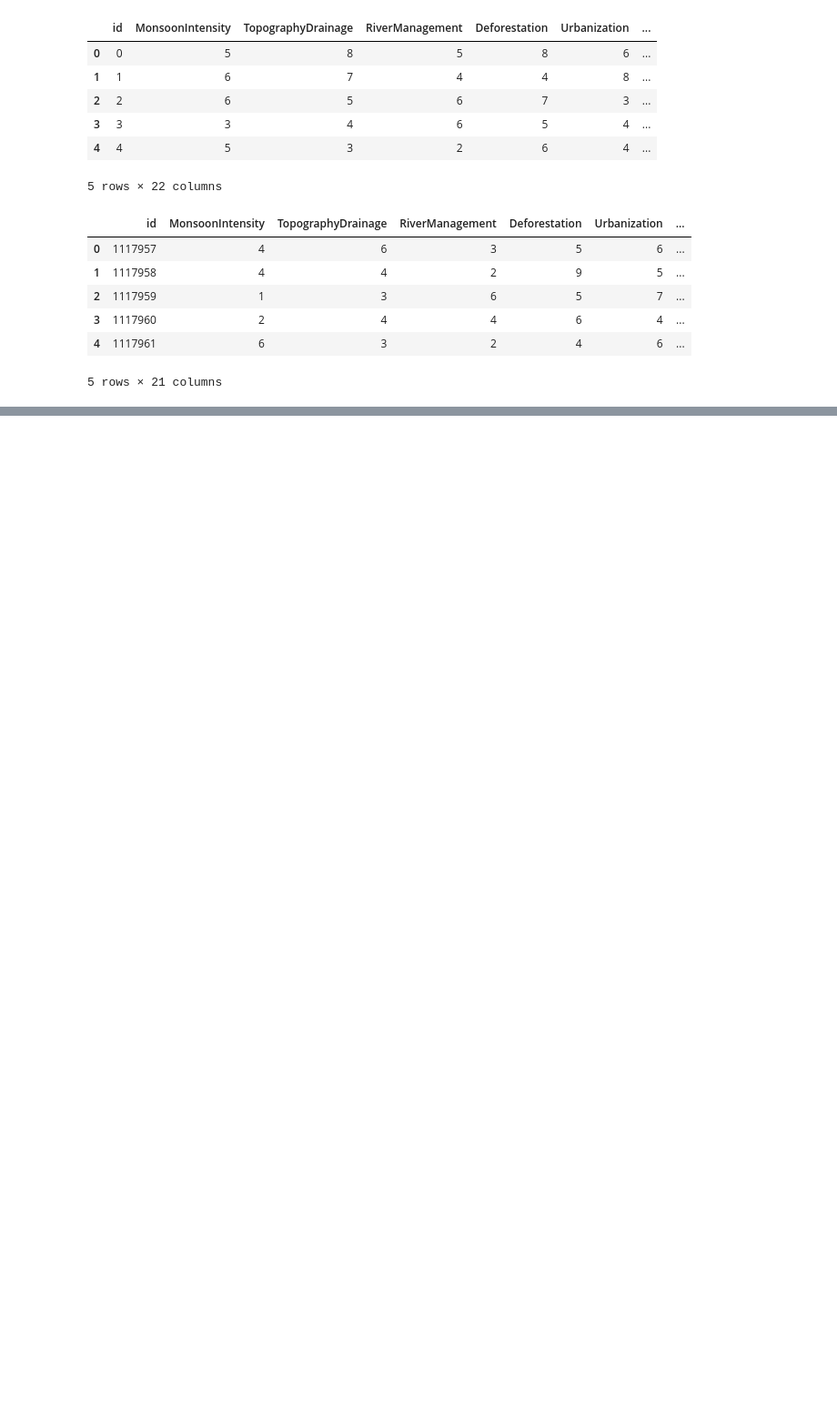
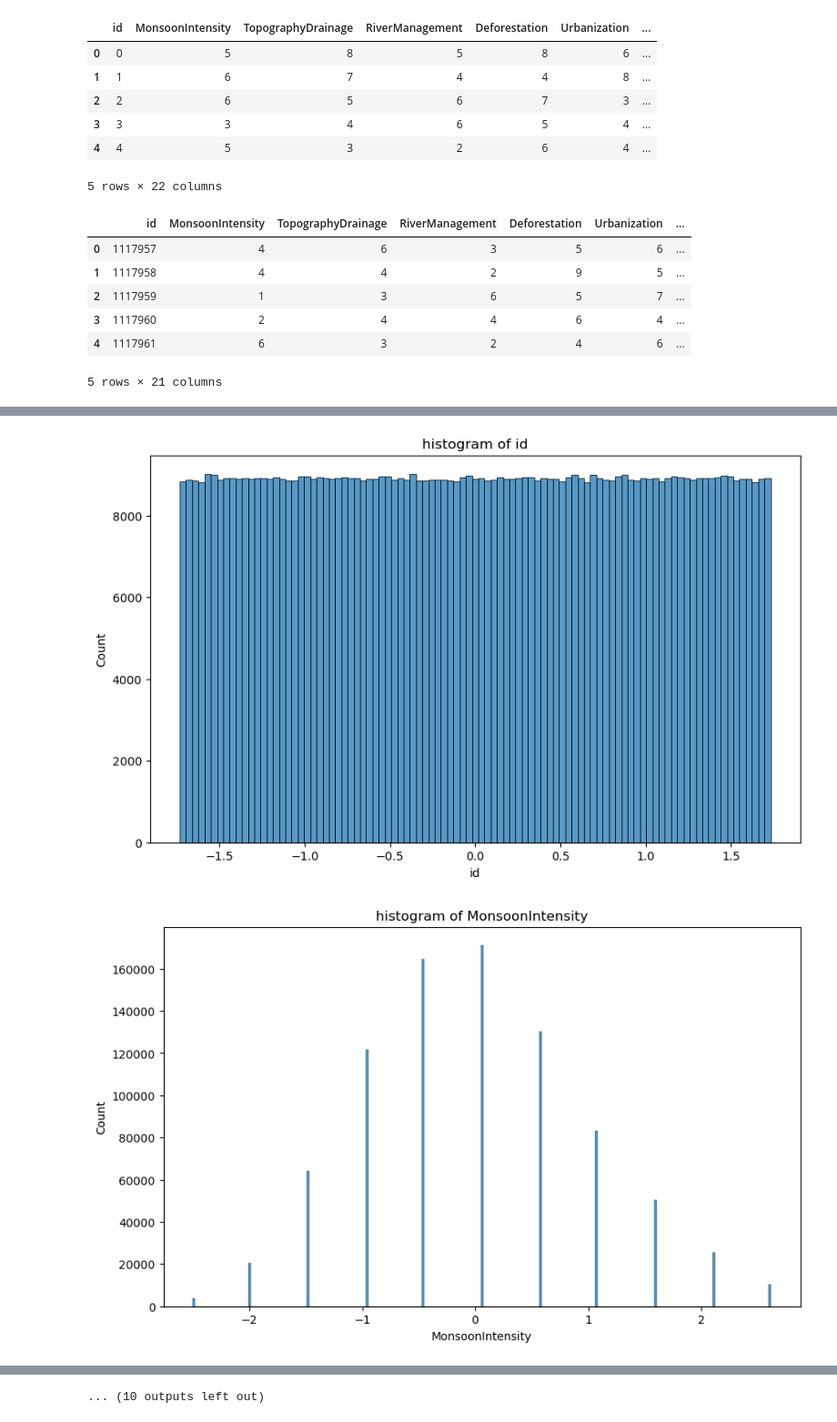
Before and after one commit to TurmaeUrsorum/repo_dicoding, a Jupyter notebook: 3. Belajar Machine Learning untuk Pemula/5. Supervised Learning - Regresi/regresi.ipynb, the cells around one changed output, grey strips where cells are left out. Shown at 91% size. Saved outputs shown, nothing was run; the diff lists cells and outputs as text; code cells hidden in the pictures; blank space fills up the shorter version.

```diff
--- a/3. Belajar Machine Learning untuk Pemula/5. Supervised Learning - Regresi/regresi.ipynb
+++ b/3. Belajar Machine Learning untuk Pemula/5. Supervised Learning - Regresi/regresi.ipynb
@@ -28,0 +123,9 @@ df_test.head()
+# %%
+from sklearn.preprocessing import StandardScaler
+
+# Memastikan hanya data dengan tipe numerikal yang akan diproses
+numeric_features = df.select_dtypes(include=['number']).columns
+
+# Standardisasi fitur numerik
+scaler = StandardScaler()
+df[numeric_features] = scaler.fit_transform(df[numeric_features])
@@ -28,0 +142,9 @@ df_test.head()
+# %%
+for features in df.columns:
+    plt.figure(figsize=(10, 6))
+    sns.histplot(x=df[features])
+    plt.title(f"histogram of {features}")
+    plt.show()
+# %% [output]
+[figure, added]
+[figure, added]
@@ -28,0 +161 @@ df_test.head()
+... (10 outputs left out)
```
Also changed, not shown: parts of 29 cells of this notebook.
